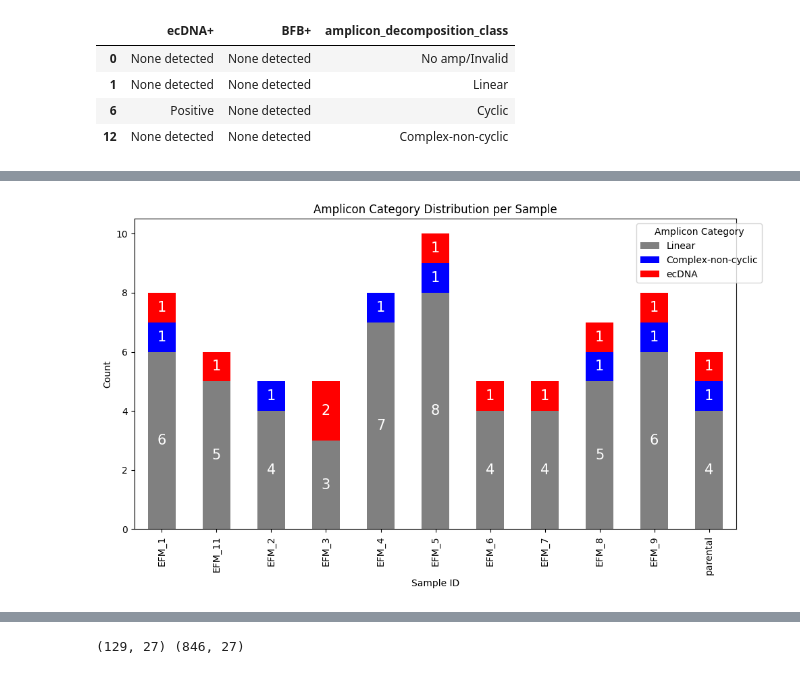
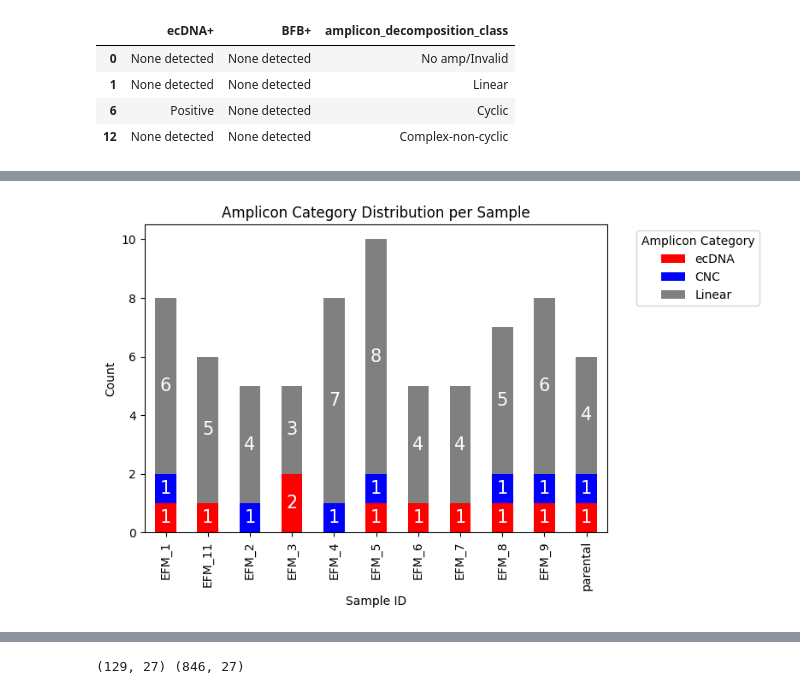
Before and after one commit to JiwonShon/ECTRES, a Jupyter notebook: ECTRES_summary_aaSuite_10X-EFM_192A.ipynb, the cells around one changed output, grey strips where cells are left out. Cells and saved outputs as stored; diff of their text form; code cells hidden in the pictures.

Commit message:
amplicon analysis specially EFM192A

```diff
--- a/ECTRES_summary_aaSuite_10X-EFM_192A.ipynb
+++ b/ECTRES_summary_aaSuite_10X-EFM_192A.ipynb
@@ -42,7 +42,7 @@ def classify_amplicon(row):
     if amp_class == "Linear":
         return "Linear"
     if amp_class == "Complex-non-cyclic":
-        return "Complex-non-cyclic"
+        return "CNC"
     if amp_class == "No amp/Invalid":
         return "none"
 
@@ -158,7 +159,7 @@ aaSuite_gemline_ms.head(2)
 # %%
-aaSuite_gemline_ms_ECGI=aaSuite_gemline_ms[(aaSuite_gemline_ms['source_barcode']=='EFM19')&(aaSuite_gemline_ms['sample_id']!='NCI_10')]
-print(aaSuite_gemline_ms_ECGI.shape)
-aaSuite_gemline_ms_ECGI.head(2)
+aaSuite_gemline_ms_sub=aaSuite_gemline_ms[(aaSuite_gemline_ms['source_barcode']=='EFM19')]
+print(aaSuite_gemline_ms_sub.shape)
+aaSuite_gemline_ms_sub.head(2)
 # %% [output]
 (129, 26)
 |  | amplicon_barcode | aa_barcode | amplicon_number | amplicon_decomposition_class | ecDNA+ | BFB+ | ... |
@@ -216,10 +200,8 @@ aaSuite_gemline_ms_ECGI[["ecDNA+", "BFB+", "amplicon_decomposition_class"]].drop
 | 6 | Positive | None detected | Cyclic |
 | 12 | None detected | None detected | Complex-non-cyclic |
 # %%
-df=aaSuite_gemline_ms_ECGI.copy()
+df=aaSuite_gemline_ms_sub.copy()
 
-
-# df=df[df['sample_id']!='EG_21']
-df.groupby(["sample_id", "amplicon_type"]).size().reset_index(name="count")
+df.groupby(["sample_id", "amplicon_type"]).size().reset_index(name="count").head()
 # %% [output]
 |  | sample_id | amplicon_type | count |
@@ -279,44 +228,44 @@ import matplotlib.pyplot as plt
 table_no_none = table.drop(columns=["none"], errors="ignore").copy()
 
 # 표시 순서 고정
-desired_order = ["Linear", "BFB", "Complex-non-cyclic", "ecDNA"]
+desired_order = [ "ecDNA", "BFB", "CNC","Linear"]
 existing_cols = [c for c in desired_order if c in table_no_none.columns]
 table_no_none = table_no_none[existing_cols]
 
 # 원하는 색 지정
 color_map = {
     "ecDNA": "red",
-    "Complex-non-cyclic": "blue",
+    "CNC": "blue",
     "BFB": "green",
     "Linear": "gray"
 }
 colors = [color_map[col] for col in table_no_none.columns]
 
 # plot
 ax = table_no_none.plot(
     kind="bar",
     stacked=True,
-    figsize=(10, 6),
+    figsize=(8, 5),
     color=colors
 )
 
 # 각 bar segment 안에 숫자 넣기
 for patch in ax.patches:
     height = patch.get_height()
     if height > 0:
         x = patch.get_x() + patch.get_width() / 2
         y = patch.get_y() + height / 2
         ax.text(
             x, y, f"{int(height)}",
             ha="center", va="center",
             fontsize=15, color="white"
         )
 
 plt.ylabel("Count")
 plt.xlabel("Sample ID")
 plt.title("Amplicon Category Distribution per Sample")
 plt.legend(title="Amplicon Category", bbox_to_anchor=(1.05, 1))
 plt.tight_layout()
 plt.show()
 # %% [output]
-[figure, old version]
+[figure, new version]
```
Also changed, not shown: parts of 28 cells of this notebook, 3 other files.
